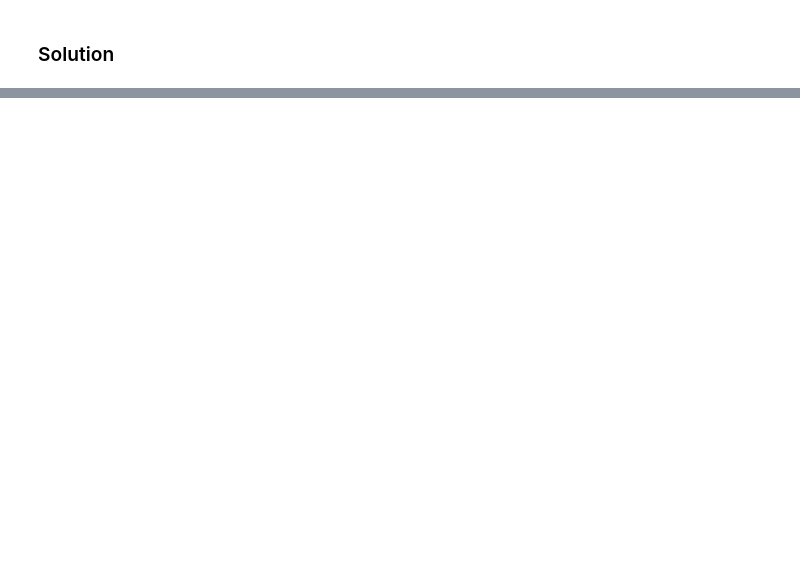
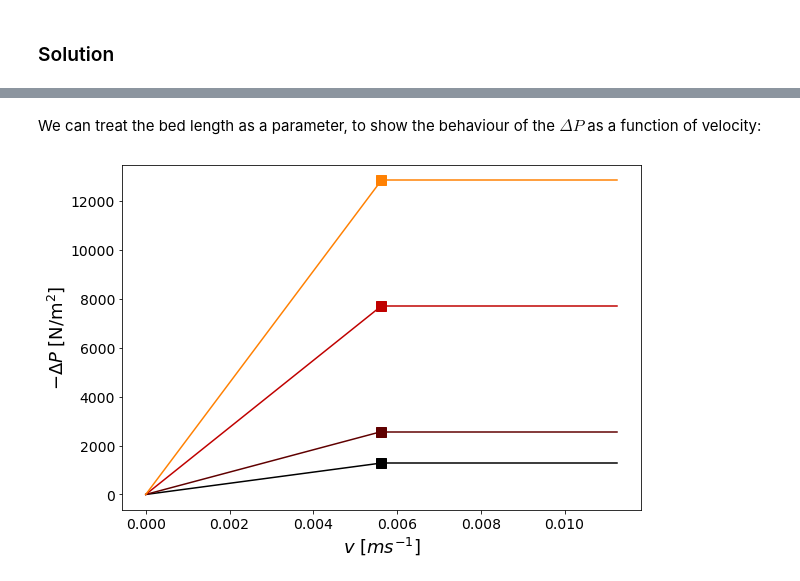
Before and after one commit to msalvalaglio/PSSP_notebook, a Jupyter notebook: _build/jupyter_execute/Exercise_W11_2021.ipynb, the cells around one changed output, grey strips where cells are left out. Cells and saved outputs as stored; diff of their text form; code cells hidden in the pictures; blank space fills up the shorter version.

```diff
--- a/_build/jupyter_execute/Exercise_W11_2021.ipynb
+++ b/_build/jupyter_execute/Exercise_W11_2021.ipynb
@@ -66,0 +146,33 @@ dens_particles=1500
+# %% [markdown]
+We can treat the bed length as a parameter, to show the behaviour of the $\Delta{P}$ as a function of velocity:
+# %%
+import numpy as np
+import matplotlib.pyplot as plt
+from matplotlib.pyplot import cm
+
+
+# Data
+N=1000
+#Plotting
+figure=plt.figure()
+axes = figure.add_axes([0.1,0.1,1.2,1.2])
+plt.xticks(fontsize=14)
+plt.yticks(fontsize=14)
+
+# Parameter: bed length
+lengths=np.array([0.5, 1, 3, 5])
+
+color=iter(cm.gist_heat(np.linspace(0,1,np.size(lengths)+1)))
+
+for l in lengths:
+    c=next(color)
+    mDeltaP_mf=mDeltaP_l_mf*l # N/m
+    mDeltaP=mDeltaP_l*l # N/m
+    axes.plot(v,mDeltaP, marker=' ',c=c)
+    axes.plot(np.array([v_mf, 2*v_mf]),mDeltaP_mf*np.array([1,1]), marker=' ',c=c)
+    axes.plot(v_mf,mDeltaP_mf,marker='s',markersize=10,c=c)
+
+axes.set_xlabel('$v$ [$m s^{-1}$]', fontsize=18);
+axes.set_ylabel('$-\Delta{P}$ [N/m$^2$]',fontsize=18);
+# %% [output]
+[figure, added]
```
Also changed, not shown: parts of 7 cells of this notebook, 20 other files.
